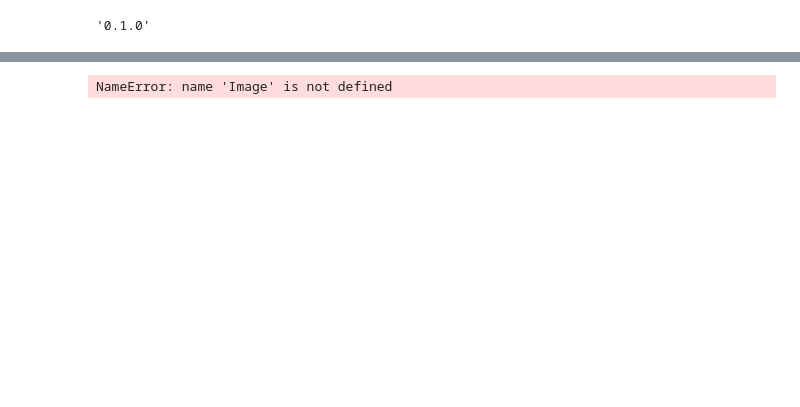
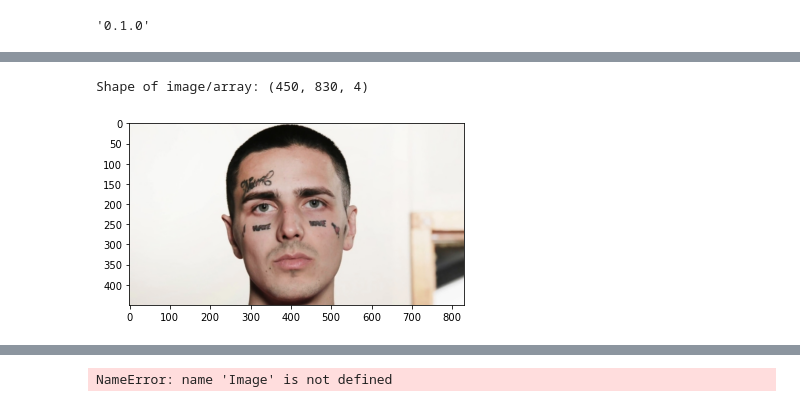
Before and after one commit to savukhin/FutureSkillsArchipelag2021, a Jupyter notebook: Task 2-1/Face Recognizing.ipynb, the cells around one changed output, grey strips where cells are left out. Saved outputs shown, nothing was run; the diff lists cells and outputs as text; code cells hidden in the pictures; blank space fills up the shorter version.

```diff
--- a/Task 2-1/Face Recognizing.ipynb
+++ b/Task 2-1/Face Recognizing.ipynb
@@ -37,0 +72,11 @@ print(model.outputs)
+# %%
+import matplotlib.pyplot as plt
+# load image from file
+filename = "0b7967d40cd7.png"
+pixels = plt.imread(filename)
+print("Shape of image/array:",pixels.shape)
+imgplot = plt.imshow(pixels)
+plt.show()
+# %% [output]
+Shape of image/array: (450, 830, 4)
+[figure, added]
```
Also changed, not shown: parts of 21 cells of this notebook, 4 other files.
